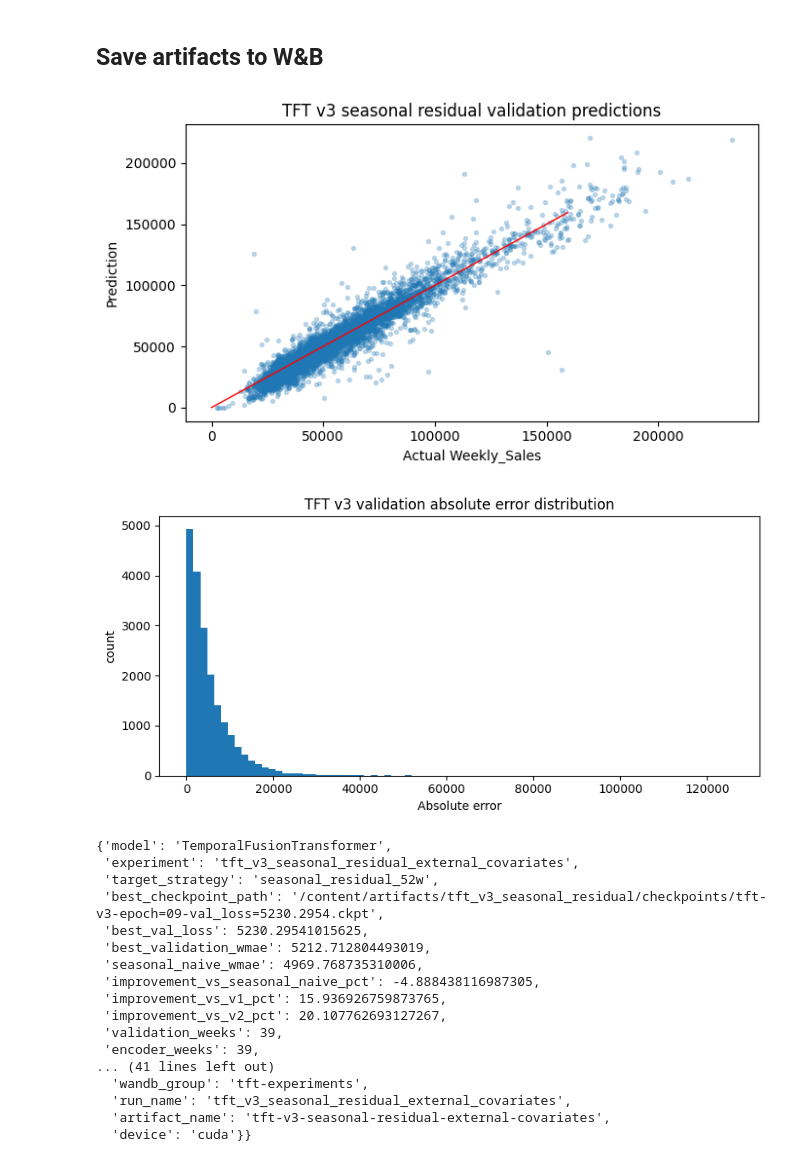
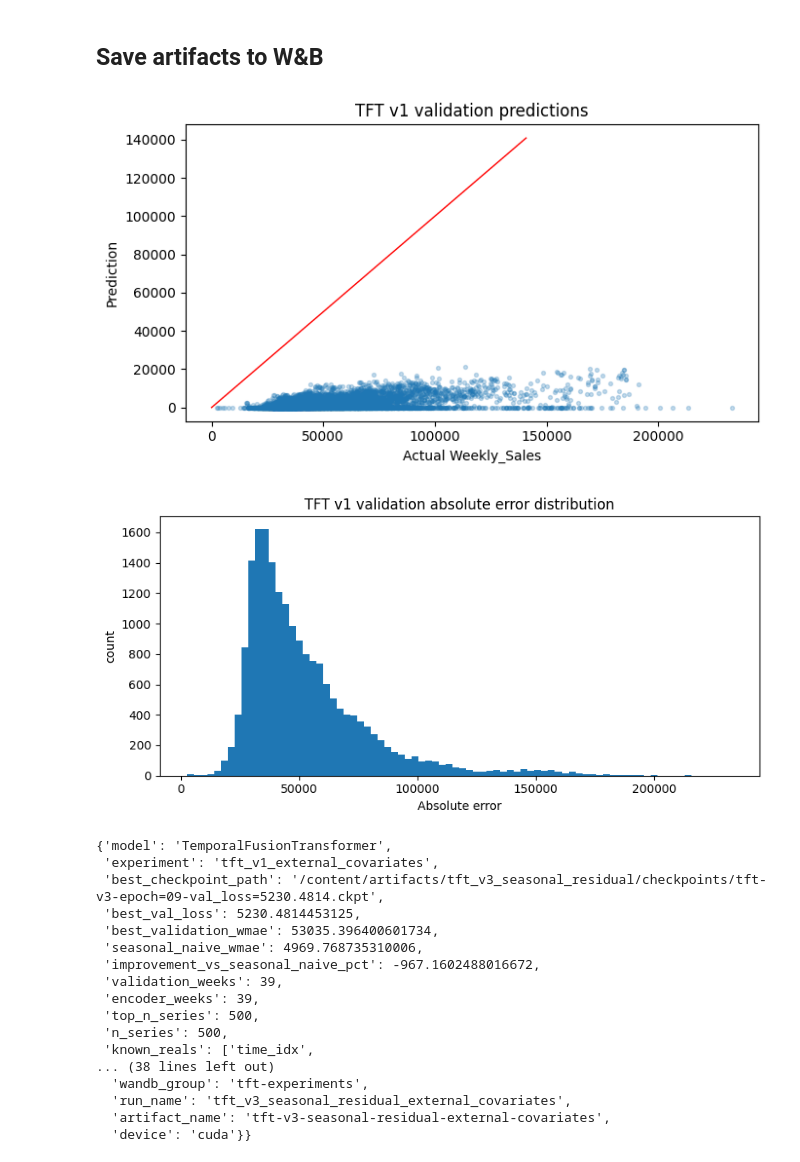
Before and after one commit to MLfinal/Walmart-Recruiting---Store-Sales-Forecasting, a Jupyter notebook: models/deep_learning/tft/model_experiment_TFT.ipynb, the cells around one changed output. Cells and saved outputs as stored; diff of their text form; code cells hidden in the pictures.

```diff
--- a/models/deep_learning/tft/model_experiment_TFT.ipynb
+++ b/models/deep_learning/tft/model_experiment_TFT.ipynb
@@ -623,19 +594,16 @@ INFO:lightning.pytorch.accelerators.cuda:LOCAL_RANK: 0 - CUDA_VISIBLE_DEVICES: [
 # %% [markdown]
 ## Save artifacts to W&B
 # %%
-val_pred_path = OUTPUT_DIR / 'tft_v3_validation_predictions.csv'
+val_pred_path = OUTPUT_DIR / 'tft_v1_validation_predictions.csv'
 val_pred_df.to_csv(val_pred_path, index=False)
 summary = {
     'model': 'TemporalFusionTransformer',
-    'experiment': 'tft_v3_seasonal_residual_external_covariates',
-    'target_strategy': 'seasonal_residual_52w',
+    'experiment': 'tft_v1_external_covariates',
     'best_checkpoint_path': str(best_checkpoint_path),
     'best_val_loss': best_val_loss,
     'best_validation_wmae': float(validation_wmae),
     'seasonal_naive_wmae': float(seasonal_naive_wmae),
     'improvement_vs_seasonal_naive_pct': float(improvement_vs_seasonal),
-    'improvement_vs_v1_pct': float(improvement_vs_v1),
-    'improvement_vs_v2_pct': float(improvement_vs_v2),
     'validation_weeks': CONFIG['validation_weeks'],
     'encoder_weeks': CONFIG['encoder_weeks'],
     'top_n_series': CONFIG['top_n_series'],
@@ -643,61 +611,61 @@ summary = {
     'known_reals': KNOWN_REALS,
     'config': CONFIG,
 }
-summary_path = OUTPUT_DIR / 'tft_v3_summary.json'
+summary_path = OUTPUT_DIR / 'tft_v1_summary.json'
 summary_path.write_text(json.dumps(summary, indent=2))
 
 fig, ax = plt.subplots(figsize=(7,4))
 sample = val_pred_df.sample(min(7000, len(val_pred_df)), random_state=SEED)
 ax.scatter(sample['Weekly_Sales'], sample['Prediction'], s=8, alpha=0.25)
 max_axis = np.nanpercentile(sample[['Weekly_Sales', 'Prediction']].to_numpy(), 99)
 ax.plot([0, max_axis], [0, max_axis], color='red', linewidth=1)
-ax.set_title('TFT v3 seasonal residual validation predictions')
+ax.set_title('TFT v1 validation predictions')
 ax.set_xlabel('Actual Weekly_Sales')
 ax.set_ylabel('Prediction')
 plt.tight_layout()
-scatter_path = OUTPUT_DIR / 'tft_v3_validation_scatter.png'
+scatter_path = OUTPUT_DIR / 'tft_v1_validation_scatter.png'
 fig.savefig(scatter_path, dpi=160)
 plt.show()
 
 fig, ax = plt.subplots(figsize=(8,4))
 ax.hist(val_pred_df['AbsError'], bins=80)
-ax.set_title('TFT v3 validation absolute error distribution')
+ax.set_title('TFT v1 validation absolute error distribution')
 ax.set_xlabel('Absolute error')
 ax.set_ylabel('count')
 plt.tight_layout()
-error_hist_path = OUTPUT_DIR / 'tft_v3_abs_error_hist.png'
+error_hist_path = OUTPUT_DIR / 'tft_v1_abs_error_hist.png'
 fig.savefig(error_hist_path, dpi=160)
 plt.show()
 
 artifact = wandb.Artifact(CONFIG['artifact_name'], type='model')
-artifact.add_file(str(best_checkpoint_path), name='tft_v3_best.ckpt')
+artifact.add_file(str(best_checkpoint_path), name='tft_v1_best.ckpt')
 artifact.add_file(str(summary_path))
 artifact.add_file(str(val_pred_path))
 artifact.add_file(str(scatter_path))
 artifact.add_file(str(error_hist_path))
-run.log_artifact(artifact, aliases=['experiment-v3', 'latest'])
+run.log_artifact(artifact, aliases=['experiment-v1', 'latest'])
 wandb.log({
     'validation/prediction_table': wandb.Table(dataframe=val_pred_df.sample(min(20000, len(val_pred_df)), random_state=SEED)),
     'validation/scatter': wandb.Image(str(scatter_path)),
     'validation/abs_error_histogram': wandb.Image(str(error_hist_path)),
 })
 summary
 # %% [output]
-[figure, old version]
+[figure, new version]
-[figure, old version]
+[figure, new version]
 {'model': 'TemporalFusionTransformer',
- 'experiment': 'tft_v3_seasonal_residual_external_covariates',
- 'target_strategy': 'seasonal_residual_52w',
- 'best_checkpoint_path': '/content/artifacts/tft_v3_seasonal_residual/checkpoints/tft-v3-epoch=09-val_loss=5230.2954.ckpt',
- 'best_val_loss': 5230.29541015625,
- 'best_validation_wmae': 5212.712804493019,
+ 'experiment': 'tft_v1_external_covariates',
+ 'best_checkpoint_path': '/content/artifacts/tft_v3_seasonal_residual/checkpoints/tft-v3-epoch=09-val_loss=5230.4814.ckpt',
+ 'best_val_loss': 5230.4814453125,
+ 'best_validation_wmae': 53035.396400601734,
  'seasonal_naive_wmae': 4969.768735310006,
- 'improvement_vs_seasonal_naive_pct': -4.888438116987305,
- 'improvement_vs_v1_pct': 15.936926759873765,
- 'improvement_vs_v2_pct': 20.107762693127267,
+ 'improvement_vs_seasonal_naive_pct': -967.1602488016672,
  'validation_weeks': 39,
  'encoder_weeks': 39,
-... (41 lines left out)
+ 'top_n_series': 500,
+ 'n_series': 500,
+ 'known_reals': ['time_idx',
+... (38 lines left out)
   'wandb_group': 'tft-experiments',
   'run_name': 'tft_v3_seasonal_residual_external_covariates',
   'artifact_name': 'tft-v3-seasonal-residual-external-covariates',
```
Also changed, not shown: parts of 4 cells of this notebook.
